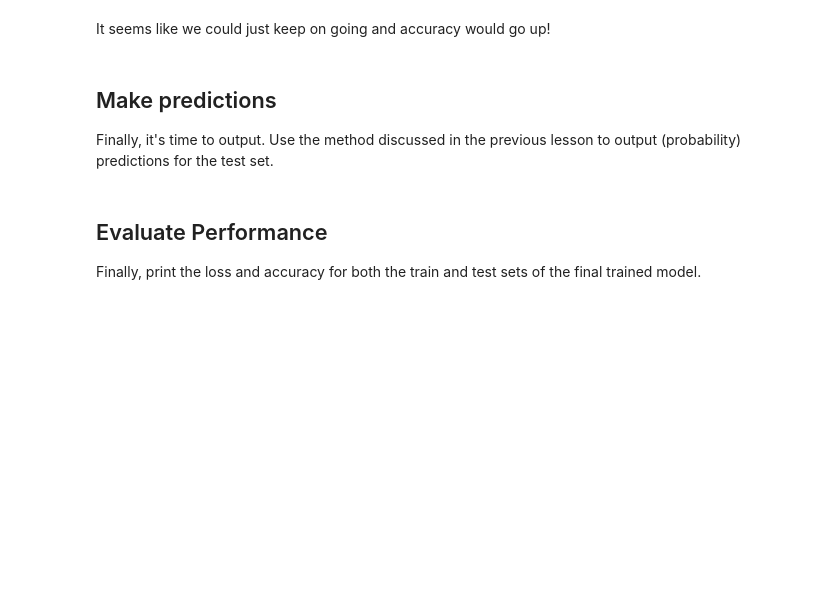
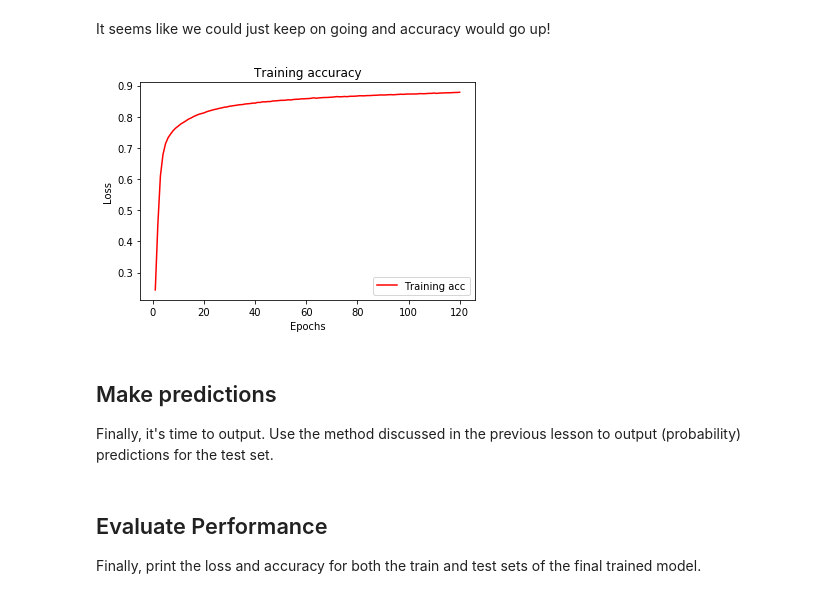
Before and after one commit to learn-co-curriculum/dsc-introduction-to-keras-lab, a Jupyter notebook: index.ipynb, the cells around one changed output. Saved outputs shown, nothing was run; the diff lists cells and outputs as text; code cells hidden in the pictures; blank space fills up the shorter version.

```diff
--- a/index.ipynb
+++ b/index.ipynb
@@ -240,6 +483,20 @@
 #Your code here; plot the training accuracy vs the number of epochs
 # %% [markdown]
 It seems like we could just keep on going and accuracy would go up!
+# %%
+# __SOLUTION__
+#Your code here; plot the training accuracy vs the number of epochs
+
+acc_values = history_dict['acc']
+
+plt.plot(epochs, acc_values, 'r', label='Training acc')
+plt.title('Training accuracy')
+plt.xlabel('Epochs')
+plt.ylabel('Loss')
+plt.legend()
+plt.show()
+# %% [output]
+[figure, added]
 # %% [markdown]
 ## Make predictions
 
```
Also changed, not shown: parts of 17 cells of this notebook, 3 other files.
